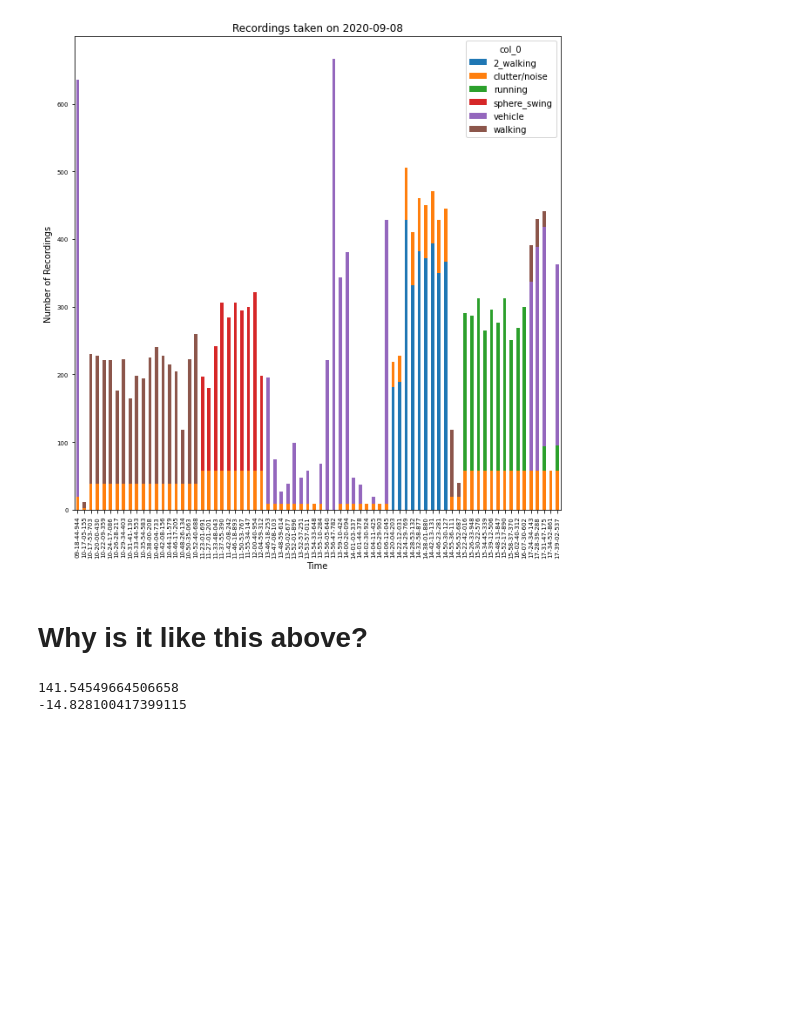
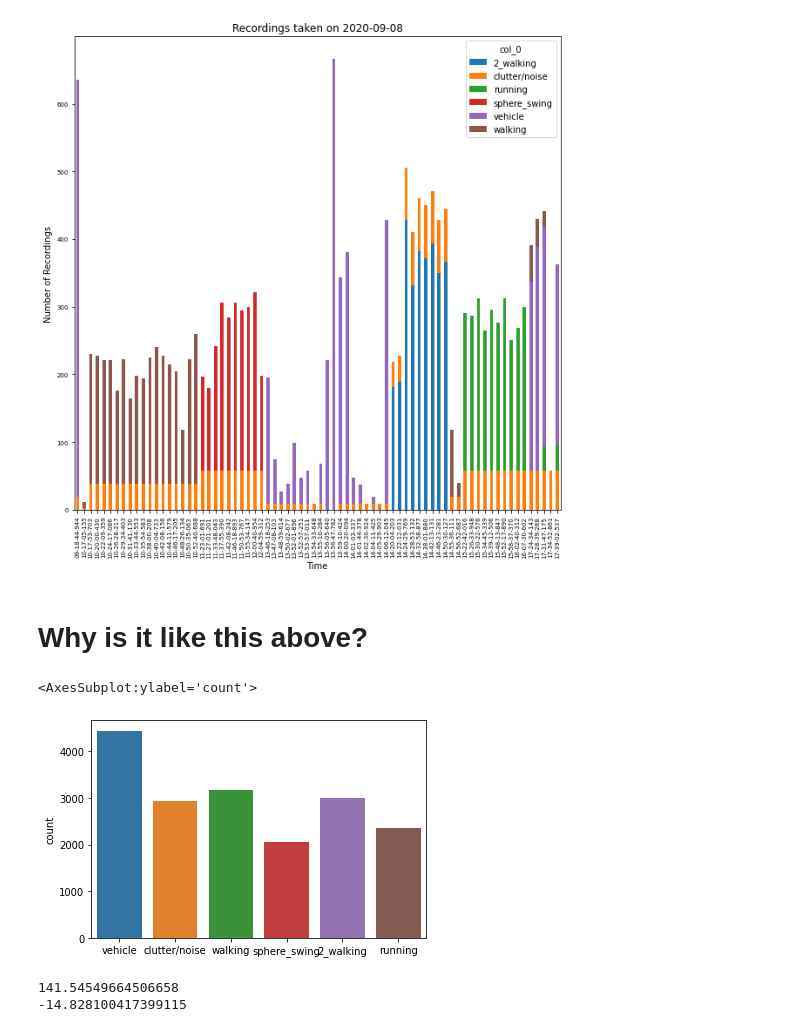
Before and after one commit to nemashy/Masters-Nyasha, a Jupyter notebook: preprocessing/eda.ipynb, the cells around one changed output. Drawn from its saved outputs; the diff is of its cells as text; code cells hidden in the pictures; blank space fills up the shorter version.

```diff
--- a/preprocessing/eda.ipynb
+++ b/preprocessing/eda.ipynb
@@ -30,6 +30,11 @@ pd.crosstab(time_stamps_without_date, labels).plot(kind='bar', stacked=True, fig
 [figure]
 # %% [markdown]
 # Why is it like this above?
+# %%
+sns.countplot(labels)
+# %% [output]
+<AxesSubplot:ylabel='count'>
+[figure, added]
 # %%
 max_value_dB = np.amax(examples)
 min_value_dB = np.amin(examples)
```
Also changed, not shown: parts of 6 cells of this notebook.
